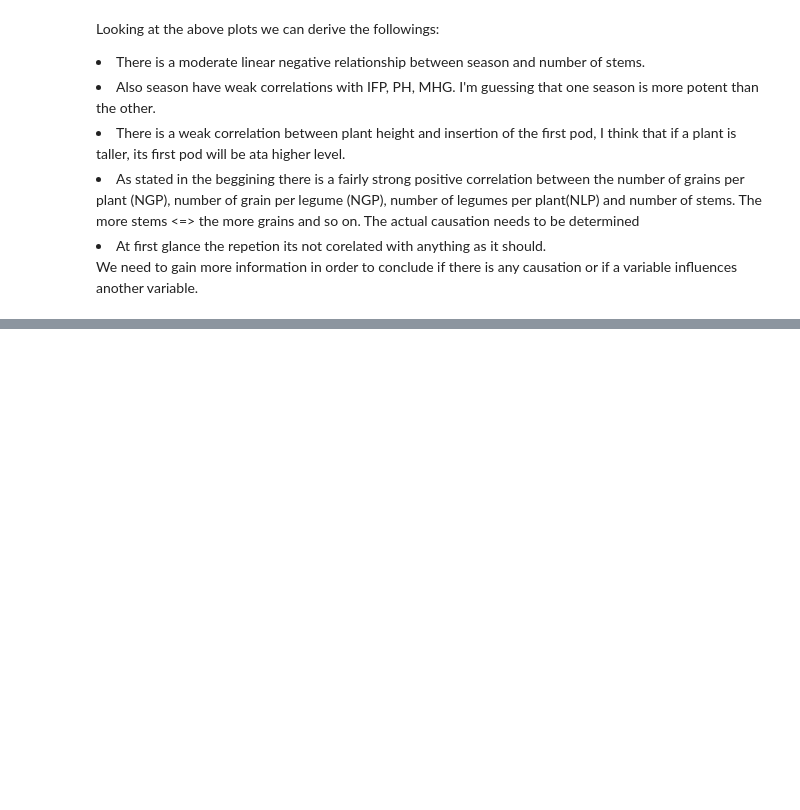
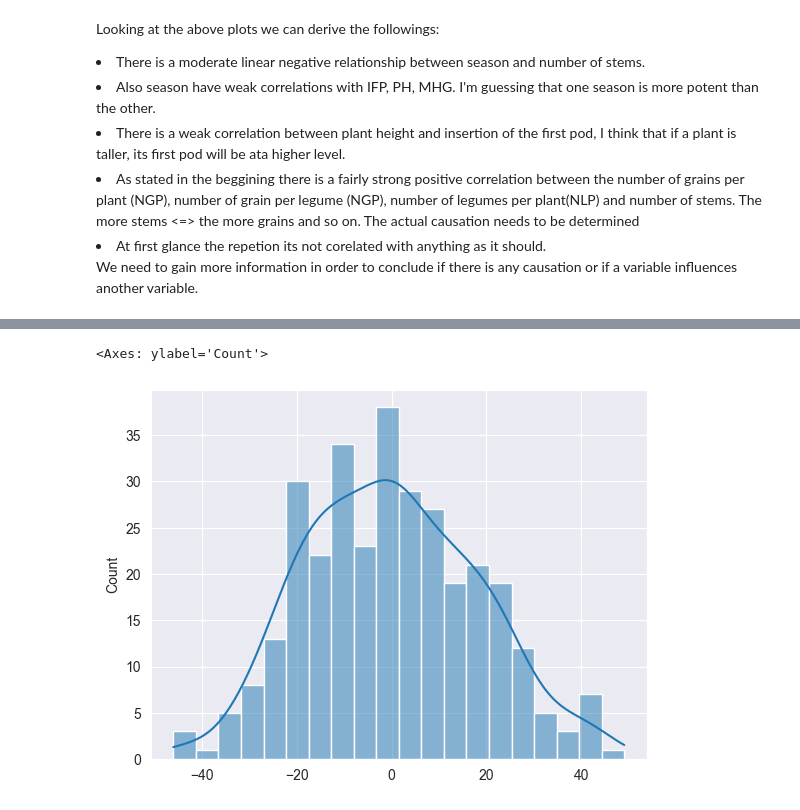
Before and after one commit to cata1212112/SoybeanCultivars, a Jupyter notebook: main.ipynb, the cells around one changed output, grey strips where cells are left out. Saved outputs shown, nothing was run; the diff lists cells and outputs as text; code cells hidden in the pictures; blank space fills up the shorter version.

Commit message:
developed some models

```diff
--- a/main.ipynb
+++ b/main.ipynb
@@ -349,0 +280,5 @@ array([[1.        , 0.24160019],
+# %%
+X = data[data.select_dtypes(include='float64').columns]
+X = sm.add_constant(X)
+vif = pd.Series([variance_inflation_factor(X.values, i) for i in range(X.shape[1])],index=X.columns)
+vif
@@ -349,0 +324,10 @@ array([[1.        , 0.24160019],
+# %%
+mhg_model_data = data.drop(['Cultivar', 'Repetition'], axis=1)
+mhg_model_data['IsSeason1'] = mhg_model_data['Season'] == 1
+mhg_model_data = mhg_model_data.drop('Season', axis=1)
+mhg_model_data['IsSeason1'] = mhg_model_data['IsSeason1'].apply(int)
+# %%
+X = mhg_model_data.drop('MHG', axis=1)
+X = sm.add_constant(X)
+vif = pd.Series([variance_inflation_factor(X.values, i) for i in range(X.shape[1])],index=X.columns)
+vif
@@ -349,0 +346,7 @@ array([[1.        , 0.24160019],
+# %%
+y = mhg_model_data['MHG']
+X = mhg_model_data.drop('MHG', axis=1)
+X = sm.add_constant(X)
+linear_model = sm.OLS(y, X)
+res = linear_model.fit()
+print(res.summary())
@@ -349,0 +371,6 @@ array([[1.        , 0.24160019],
+# %%
+residuals = res.resid
+sns.histplot(residuals, bins=20, kde=True)
+# %% [output]
+<Axes: ylabel='Count'>
+[figure, added]
```
Also changed, not shown: parts of 76 cells of this notebook, 1 other file.
